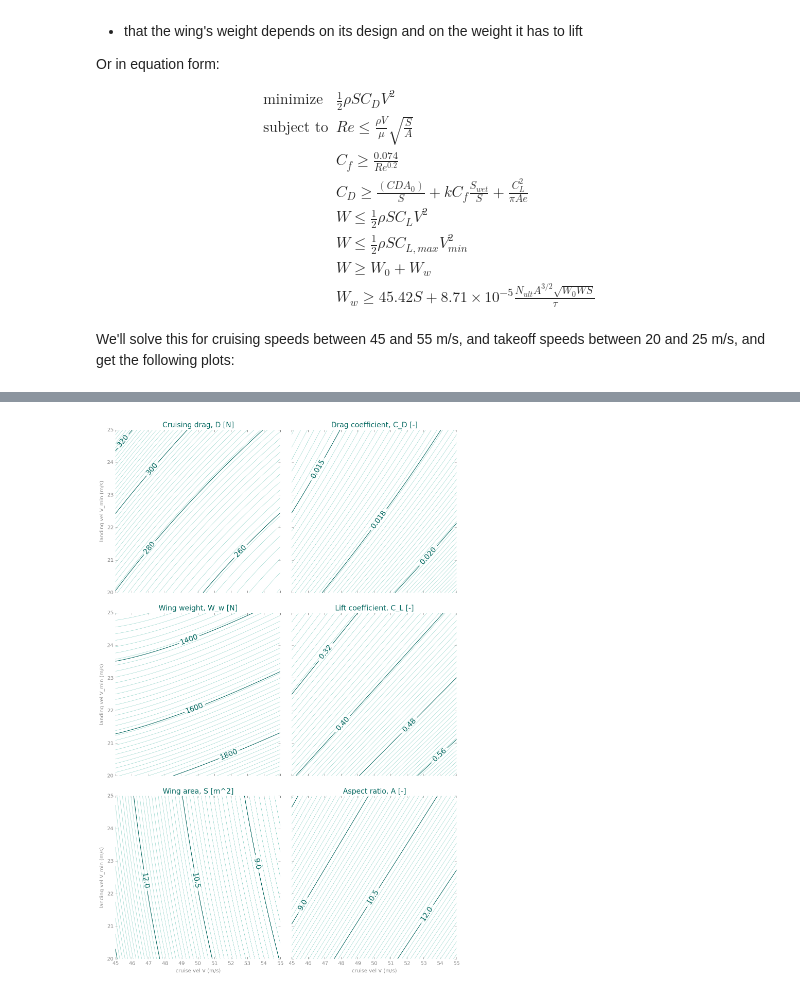
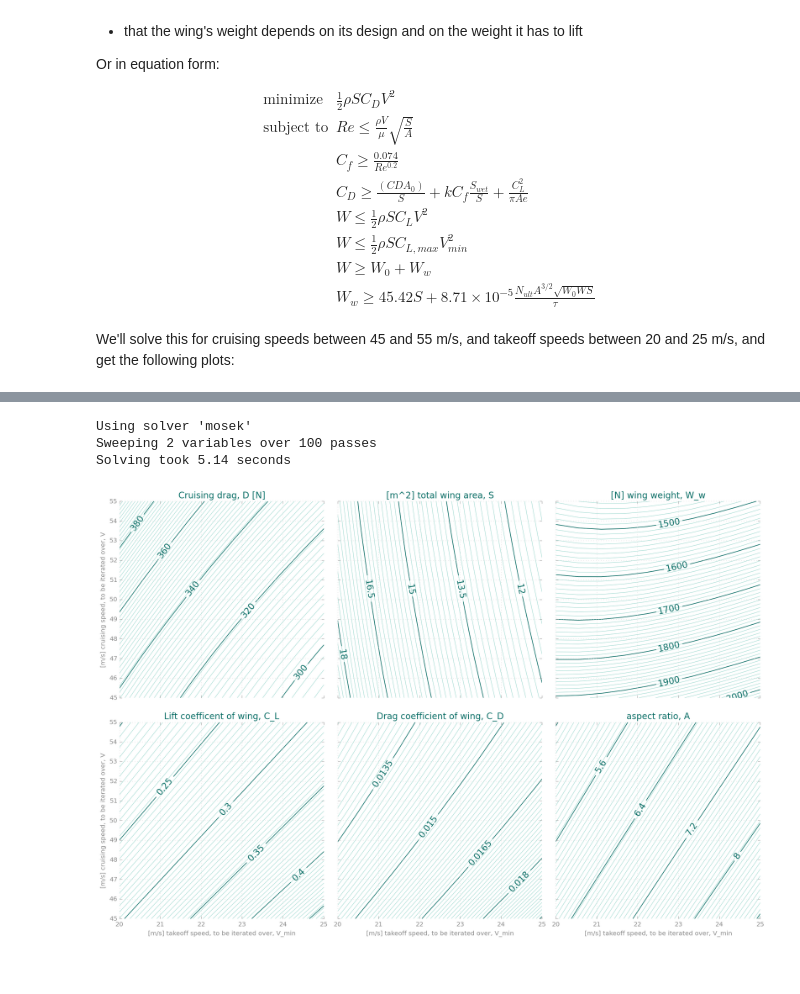
Before and after one commit to convexengineering/gpkit, a Jupyter notebook: examples/ipynb/simpleaircraft.ipynb, the cells around one changed output, grey strips where cells are left out. Drawn from its saved outputs; the diff is of its cells as text; code cells hidden in the pictures.

Commit message:
Updat examples, Mac mosek_cli compatibility & more

```diff
--- a/examples/ipynb/simpleaircraft.ipynb
+++ b/examples/ipynb/simpleaircraft.ipynb
@@ -75,7 +76,7 @@ gpkit.monify_up(globals(), sweep)
 # %%
 # drag modeling #
-C_D_fuse = CDA0/S            # fuselage viscous drag
-C_D_wpar = k*C_f*S_wet_ratio # wing parasitic drag
+C_D_fuse = CDA_0/S            # fuselage viscous drag
+C_D_wpar = k*C_f*S_wetratio # wing parasitic drag
 C_D_ind = C_L**2/(pi*A*e)    # induced drag
 
 # wing-weight modeling #
@@ -83,13 +84,11 @@ W_w_surf = 45.24*S                                   # surface weight
 W_w_strc = 8.71e-5*(N_ult*A**1.5*(W_0*W*S)**0.5)/tau # structural weight
 
 gp = gpkit.GP( # minimize
-               0.5*rho*S*C_D*V**2,
+               D,
              [ # subject to
-              Re <= (rho/mu)*V*(S/A)**0.5,
-              C_f >= 0.074/Re**0.2,
+              C_D >= C_D_fuse + C_D_wpar + C_D_ind,
               W <= 0.5*rho*S*C_L*V**2,
               W <= 0.5*rho*S*C_Lmax*V_min**2,
               W >= W_0 + W_w,
               W_w >= W_w_surf + W_w_strc,
-              C_D >= C_D_fuse + C_D_wpar + C_D_ind
-             ], constants=constants, sweep=sweep)
+             ], constants=constants)
@@ -120,24 +95,24 @@ def contour_plot(ax, title, Z, contour_format='%2.1f', colors=['#80cdc1', '#8888
-# %%
-from numpy import array, matrix, ones
-F_D = 0.5*constants['rho']*data['S']*data['C_D'] * data['V']**2
-
-fig, axes = plt.subplots(3,2, sharex=True, sharey=True, figsize=(10,15))
-
-neutral = '#888888'
-for ax in axes[:,0]:
-    ax.set_ylabel('landing vel V_min (m/s)', color=neutral)
-    ax.set_ylim(20, 25)
-for ax in axes[-1,:]:
-    ax.set_xlabel('cruise vel V (m/s)', color=neutral)
-    ax.set_xlim(45, 55)
-    ax.set_xticks(linspace(45,55,11))
-fig.tight_layout(h_pad=3)
-
-contour_plot(axes[0,0], 'Cruising drag, D [N]', F_D, '%2.0f')
-contour_plot(axes[0,1], 'Drag coefficient, C_D [-]', data['C_D'], '%.3f')
-contour_plot(axes[1,0], 'Wing weight, W_w [N]', data['W_w'], '%2.0f')
-contour_plot(axes[1,1], 'Lift coefficient, C_L [-]', data['C_L'], '%.2f')
-contour_plot(axes[2,0], 'Wing area, S [m^2]', data['S'])
-contour_plot(axes[2,1], 'Aspect ratio, A [-]', data['A'])
-# %% [output]
-[figure, removed]
+# %%
+data = gp.solve()
+# %% [output]
+Using solver 'mosek'
+Sweeping 2 variables over 100 passes
+Solving took 5.14 seconds
+# %%
+%matplotlib inline
+%config InlineBackend.figure_format = 'retina'
+import gpkit.plotting
+reload(gpkit.plotting)
+from numpy import array, matrix, ones
+F_D = 0.5*constants['rho'][0]*data['S']*data['C_D'] * data['V']**2
+
+Zs = [
+     {'Cruising drag, D [N]': F_D},
+      'C_D', 'W_w', 'C_L', 'S', 'A'
+     ]
+_ = gpkit.plotting.contour_array(data, gp.var_descrs,
+                                 'V_min', 'V', Zs,
+                                 2, 3, (15,10),
+                             yticks=np.linspace(45,55,11))
+# %% [output]
+[figure, added]
```
Also changed, not shown: parts of 10 cells of this notebook, 9 other files.
